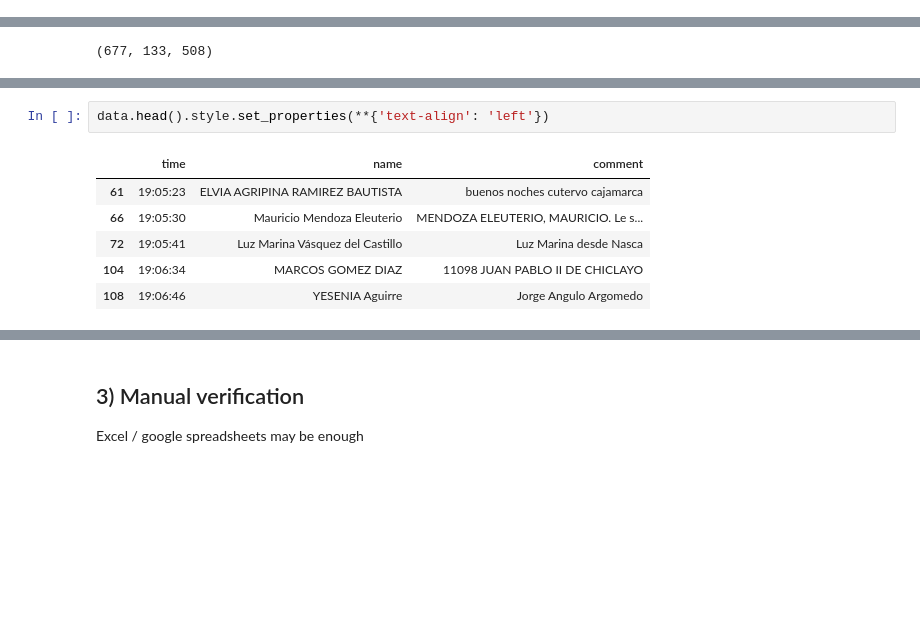
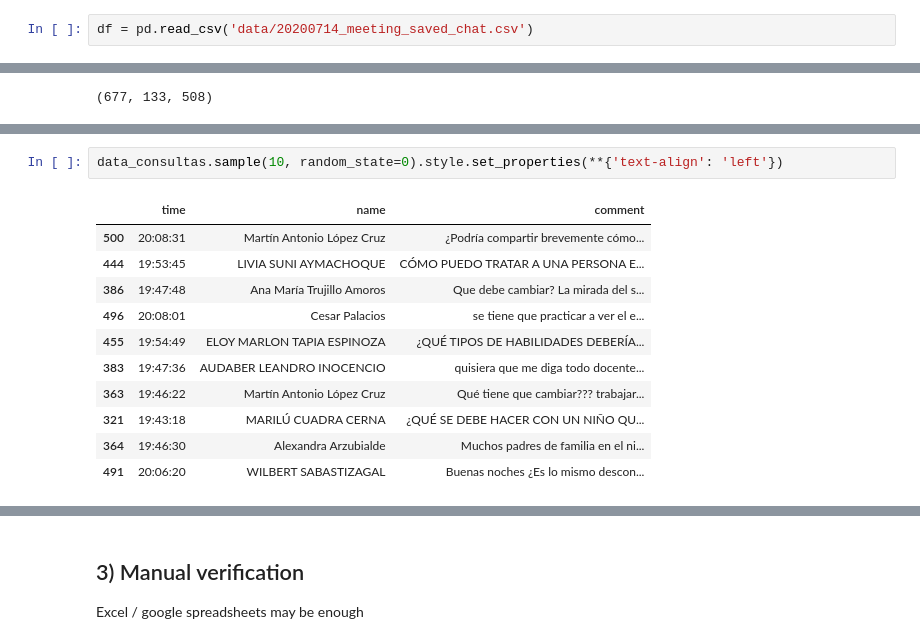
Before and after one commit to Robert-Aduviri/viva-challenge, a Jupyter notebook: viva-webinars/01 - Preprocessing.ipynb, the cells around one changed output, grey strips where cells are left out. Drawn from its saved outputs; the diff is of its cells as text; blank space fills up the shorter version.

```diff
--- a/viva-webinars/01 - Preprocessing.ipynb
+++ b/viva-webinars/01 - Preprocessing.ipynb
@@ -24,6 +24,8 @@ df = pd.DataFrame(data, columns=['time', 'name', 'comment'])
 df.to_csv('data/20200714_meeting_saved_chat.csv', index=False)
 # %% [markdown]
 ## 2) Keywords heuristics
+# %%
+df = pd.read_csv('data/20200714_meeting_saved_chat.csv')
 # %%
 pd.set_option('display.max_rows', 500)
 pd.set_option('max_colwidth', None)
@@ -72,9 +75,14 @@ len(data) / len(df)
 # %%
-data.head().style.set_properties(**{'text-align': 'left'})
+data_consultas.sample(10, random_state=0).style.set_properties(**{'text-align': 'left'})
 # %% [output]
 |  | time | name | comment |
-| 61 | 19:05:23 | ELVIA AGRIPINA RAMIREZ BAUTISTA | buenos noches cutervo cajamarca |
-| 66 | 19:05:30 | Mauricio Mendoza Eleuterio | MENDOZA ELEUTERIO, MAURICIO. Le s... |
-| 72 | 19:05:41 | Luz Marina Vásquez del Castillo | Luz Marina desde Nasca |
-| 104 | 19:06:34 | MARCOS GOMEZ DIAZ | 11098 JUAN PABLO II DE CHICLAYO |
-| 108 | 19:06:46 | YESENIA Aguirre | Jorge Angulo Argomedo |
+| 500 | 20:08:31 | Martín Antonio López Cruz | ¿Podría compartir brevemente cómo... |
+| 444 | 19:53:45 | LIVIA SUNI AYMACHOQUE | CÓMO PUEDO TRATAR A UNA PERSONA E... |
+| 386 | 19:47:48 | Ana María Trujillo Amoros | Que debe cambiar? La mirada del s... |
+| 496 | 20:08:01 | Cesar Palacios | se tiene que practicar a ver el e... |
+| 455 | 19:54:49 | ELOY MARLON TAPIA ESPINOZA | ¿QUÉ TIPOS DE HABILIDADES DEBERÍA... |
+| 383 | 19:47:36 | AUDABER LEANDRO INOCENCIO | quisiera que me diga todo docente... |
+| 363 | 19:46:22 | Martín Antonio López Cruz | Qué tiene que cambiar??? trabajar... |
+| 321 | 19:43:18 | MARILÚ CUADRA CERNA | ¿QUÉ SE DEBE HACER CON UN NIÑO QU... |
+| 364 | 19:46:30 | Alexandra Arzubialde | Muchos padres de familia en el ni... |
+| 491 | 20:06:20 | WILBERT SABASTIZAGAL | Buenas noches ¿Es lo mismo descon... |
```
Also changed, not shown: parts of 10 cells of this notebook, 13 other files.
